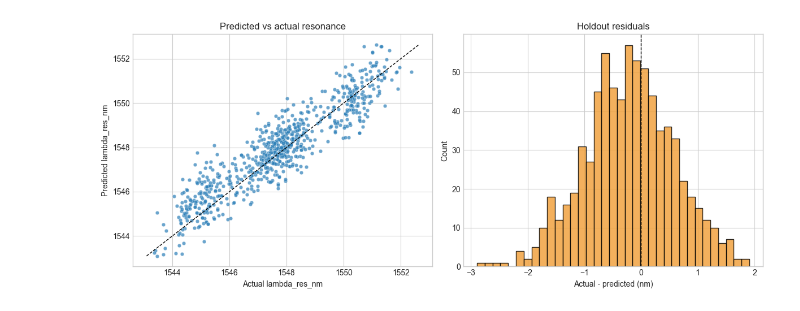
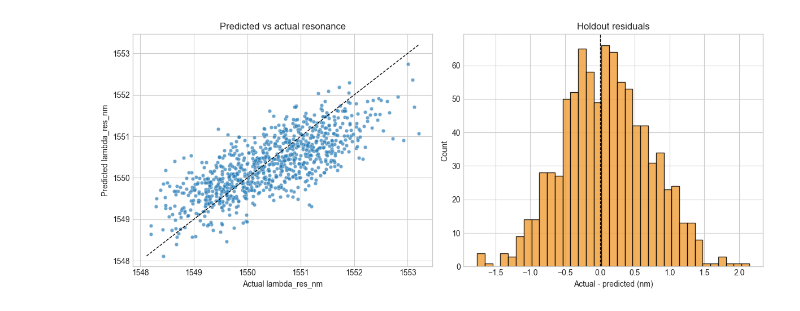
Before and after one commit to Spalding13/Silicon-Photonics-Microring-Performance-Prediction, a Jupyter notebook: notebooks/03_baseline_model.ipynb, the cells around one changed output. Drawn from its saved outputs; the diff is of its cells as text; code cells hidden in the pictures.

Commit message:
docs: polish baseline model notebook narrative

```diff
--- a/notebooks/03_baseline_model.ipynb
+++ b/notebooks/03_baseline_model.ipynb
@@ -119,0 +242,15 @@ display(pd.Series(metrics).to_frame('value'))
+# %%
+linear_baseline = make_pipeline(StandardScaler(), LinearRegression())
+linear_baseline.fit(X_train, y_train)
+
+y_pred_linear = linear_baseline.predict(X_test)
+linear_metrics = regression_metrics(y_test, y_pred_linear)
+
+metrics_comparison = pd.DataFrame(
+    {
+        "Mean baseline": baseline_metrics,
+        "Linear Regression": linear_metrics,
+    }
+)
+
+display(metrics_comparison)
@@ -139,22 +317,30 @@ display(coef_table)
 # %%
 fig, axes = plt.subplots(1, 2, figsize=(12, 5))
 
-axes[0].scatter(y_test, y_pred, s=22, alpha=0.7, color='#2C7FB8', edgecolor='white', linewidth=0.3)
-min_v = min(y_test.min(), y_pred.min())
-max_v = max(y_test.max(), y_pred.max())
-axes[0].plot([min_v, max_v], [min_v, max_v], color='black', linestyle='--', linewidth=1)
-axes[0].set_title('Predicted vs actual resonance')
-axes[0].set_xlabel('Actual lambda_res_nm')
-axes[0].set_ylabel('Predicted lambda_res_nm')
+axes[0].scatter(
+    y_test,
+    y_pred_linear,
+    s=22,
+    alpha=0.7,
+    color="#2C7FB8",
+    edgecolor="white",
+    linewidth=0.3,
+)
+min_v = min(y_test.min(), y_pred_linear.min())
+max_v = max(y_test.max(), y_pred_linear.max())
+axes[0].plot([min_v, max_v], [min_v, max_v], color="black", linestyle="--", linewidth=1)
+axes[0].set_title("Predicted vs actual resonance")
+axes[0].set_xlabel("Actual lambda_res_nm")
+axes[0].set_ylabel("Predicted lambda_res_nm")
 
-residuals = y_test - y_pred
-axes[1].hist(residuals, bins=35, color='#F1A340', edgecolor='black', alpha=0.85)
-axes[1].axvline(0, color='black', linestyle='--', linewidth=1)
-axes[1].set_title('Holdout residuals')
-axes[1].set_xlabel('Actual - predicted (nm)')
-axes[1].set_ylabel('Count')
+residuals = y_test - y_pred_linear
+axes[1].hist(residuals, bins=35, color="#F1A340", edgecolor="black", alpha=0.85)
+axes[1].axvline(0, color="black", linestyle="--", linewidth=1)
+axes[1].set_title("Holdout residuals")
+axes[1].set_xlabel("Actual - predicted (nm)")
+axes[1].set_ylabel("Count")
 
 plt.tight_layout()
 plt.show()
 # %% [output]
-[figure, old version]
+[figure, new version]
```
Also changed, not shown: parts of 27 cells of this notebook.
